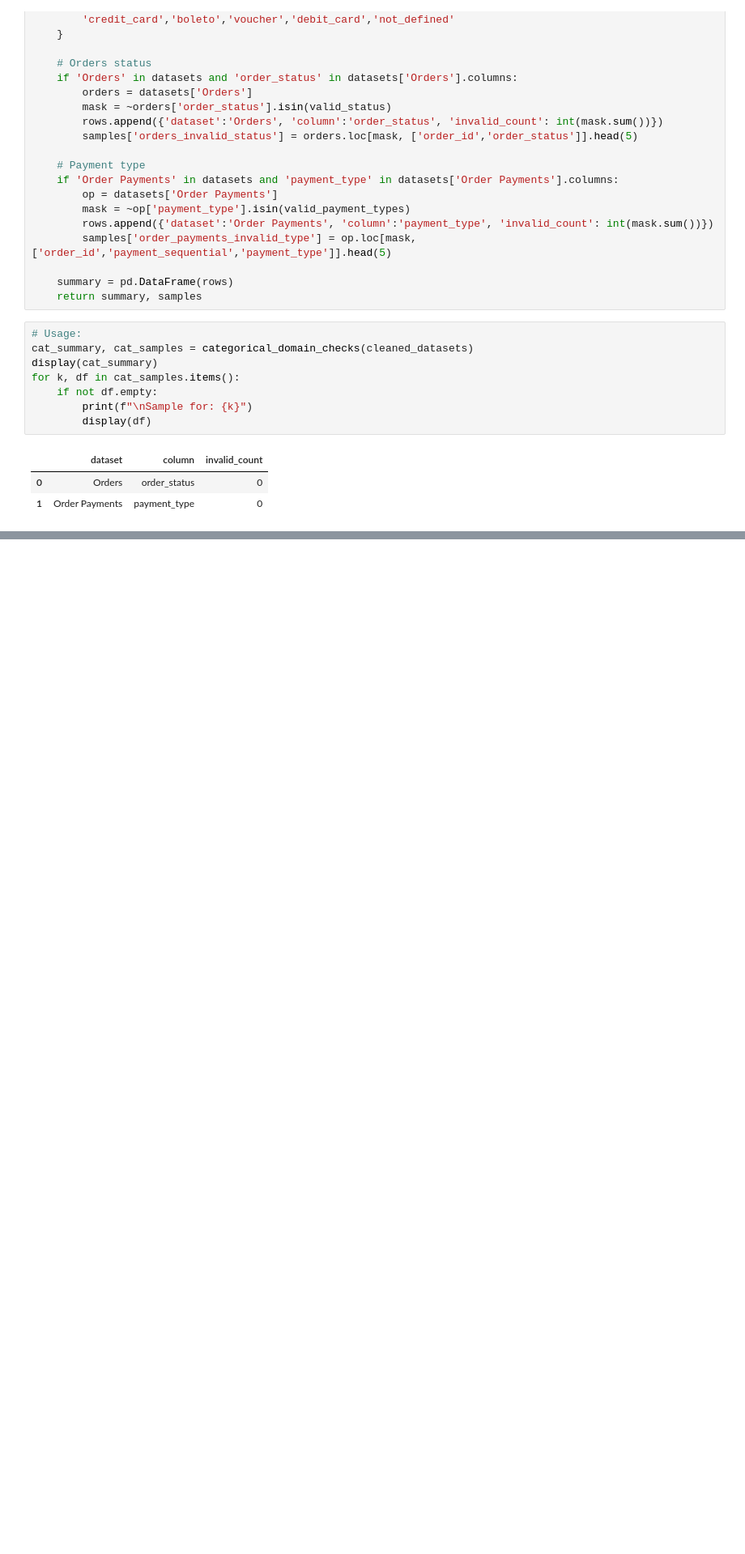
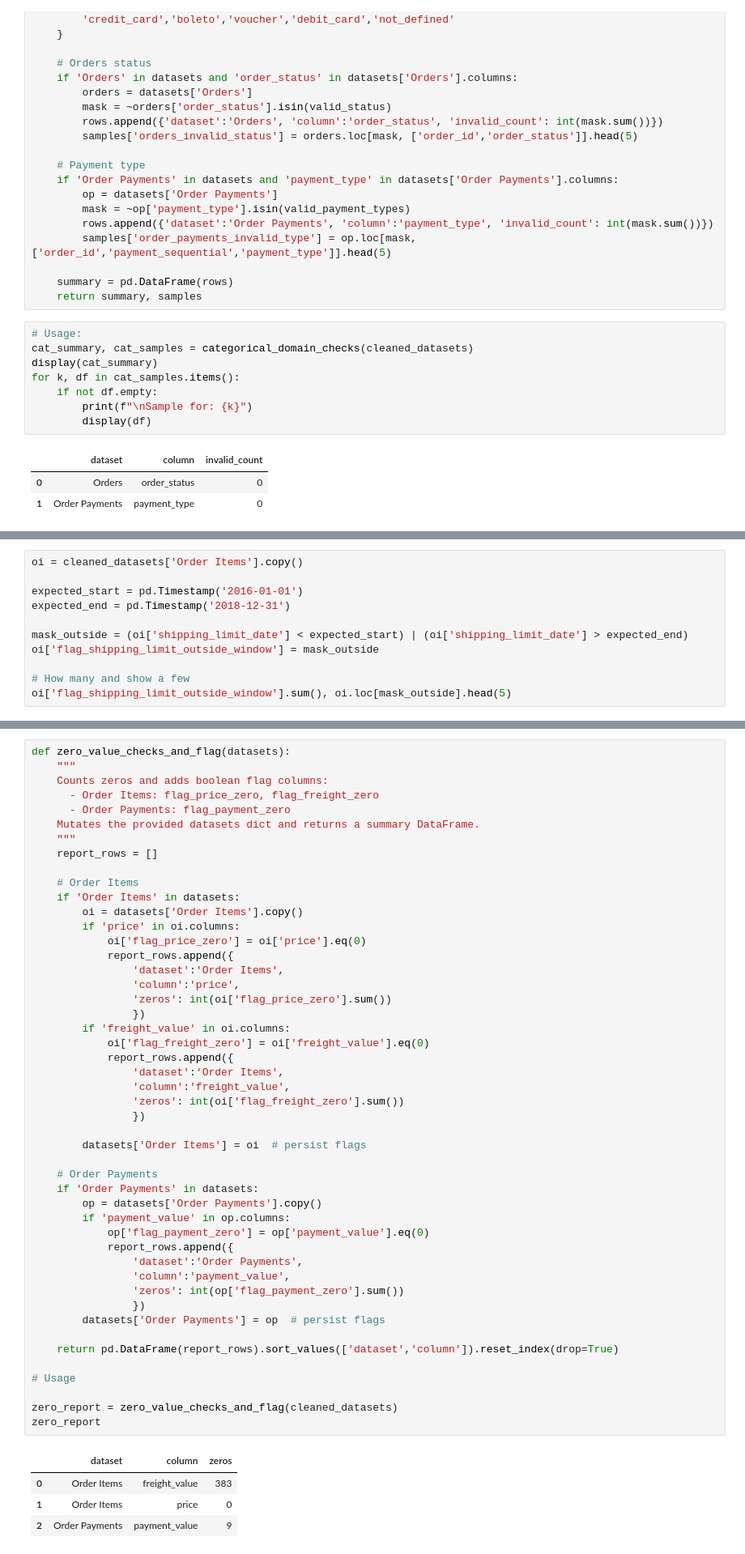
Before and after one commit to shanusaras/Customer_Churn_Prediction_and_Retention_Dashboard, a Jupyter notebook: notebooks/01_data_cleaning.ipynb, the cells around one changed output, grey strips where cells are left out. Shown at 81% size. Saved outputs shown, nothing was run; the diff lists cells and outputs as text; blank space fills up the shorter version.

```diff
--- a/notebooks/01_data_cleaning.ipynb
+++ b/notebooks/01_data_cleaning.ipynb
@@ -1711,0 +1789,11 @@ for k, df in cat_samples.items():
+# %%
+oi = cleaned_datasets['Order Items'].copy()
+
+expected_start = pd.Timestamp('2016-01-01')
+expected_end = pd.Timestamp('2018-12-31')
+
+mask_outside = (oi['shipping_limit_date'] < expected_start) | (oi['shipping_limit_date'] > expected_end)
+oi['flag_shipping_limit_outside_window'] = mask_outside
+
+# How many and show a few
+oi['flag_shipping_limit_outside_window'].sum(), oi.loc[mask_outside].head(5)
@@ -1711,0 +1820,53 @@ for k, df in cat_samples.items():
+# %%
+def zero_value_checks_and_flag(datasets):
+    """
+    Counts zeros and adds boolean flag columns:
+      - Order Items: flag_price_zero, flag_freight_zero
+      - Order Payments: flag_payment_zero
+    Mutates the provided datasets dict and returns a summary DataFrame.
+    """
+    report_rows = []
+
+    # Order Items
+    if 'Order Items' in datasets:
+        oi = datasets['Order Items'].copy()
+        if 'price' in oi.columns:
+            oi['flag_price_zero'] = oi['price'].eq(0)
+            report_rows.append({
+                'dataset':'Order Items',
+                'column':'price',
+                'zeros': int(oi['flag_price_zero'].sum())
+                })
+        if 'freight_value' in oi.columns:
+            oi['flag_freight_zero'] = oi['freight_value'].eq(0)
+            report_rows.append({
+                'dataset':'Order Items',
+                'column':'freight_value',
+                'zeros': int(oi['flag_freight_zero'].sum())
+                })
+
+        datasets['Order Items'] = oi  # persist flags
+
+    # Order Payments
+    if 'Order Payments' in datasets:
+        op = datasets['Order Payments'].copy()
+        if 'payment_value' in op.columns:
+            op['flag_payment_zero'] = op['payment_value'].eq(0)
+            report_rows.append({
+                'dataset':'Order Payments',
+                'column':'payment_value',
+                'zeros': int(op['flag_payment_zero'].sum())
+                })
+        datasets['Order Payments'] = op  # persist flags
+
+    return pd.DataFrame(report_rows).sort_values(['dataset','column']).reset_index(drop=True)
+
+# Usage
+
+zero_report = zero_value_checks_and_flag(cleaned_datasets)
+zero_report
+# %% [output]
+|  | dataset | column | zeros |
+| 0 | Order Items | freight_value | 383 |
+| 1 | Order Items | price | 0 |
+| 2 | Order Payments | payment_value | 9 |
```
Also changed, not shown: parts of 23 cells of this notebook.
